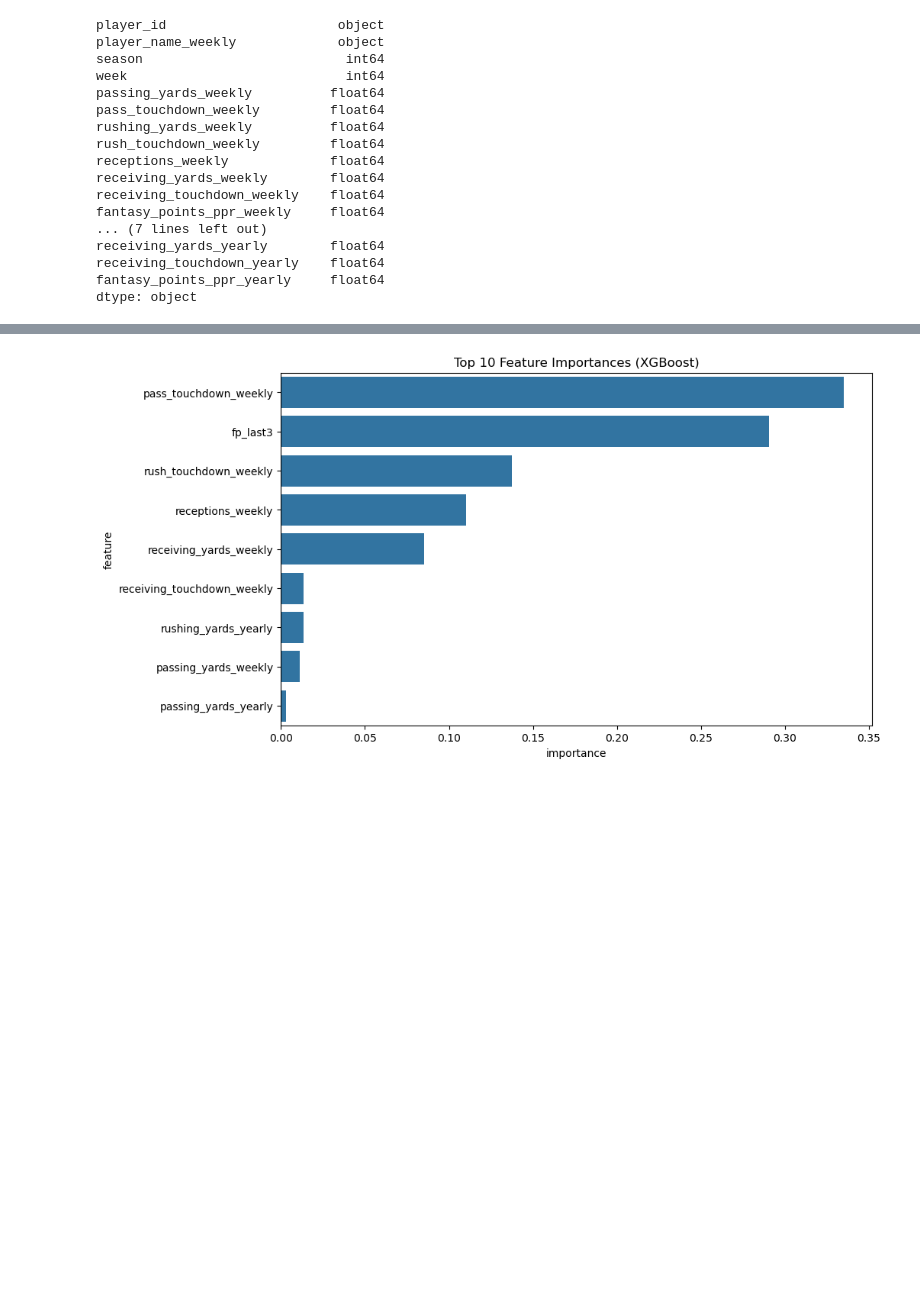
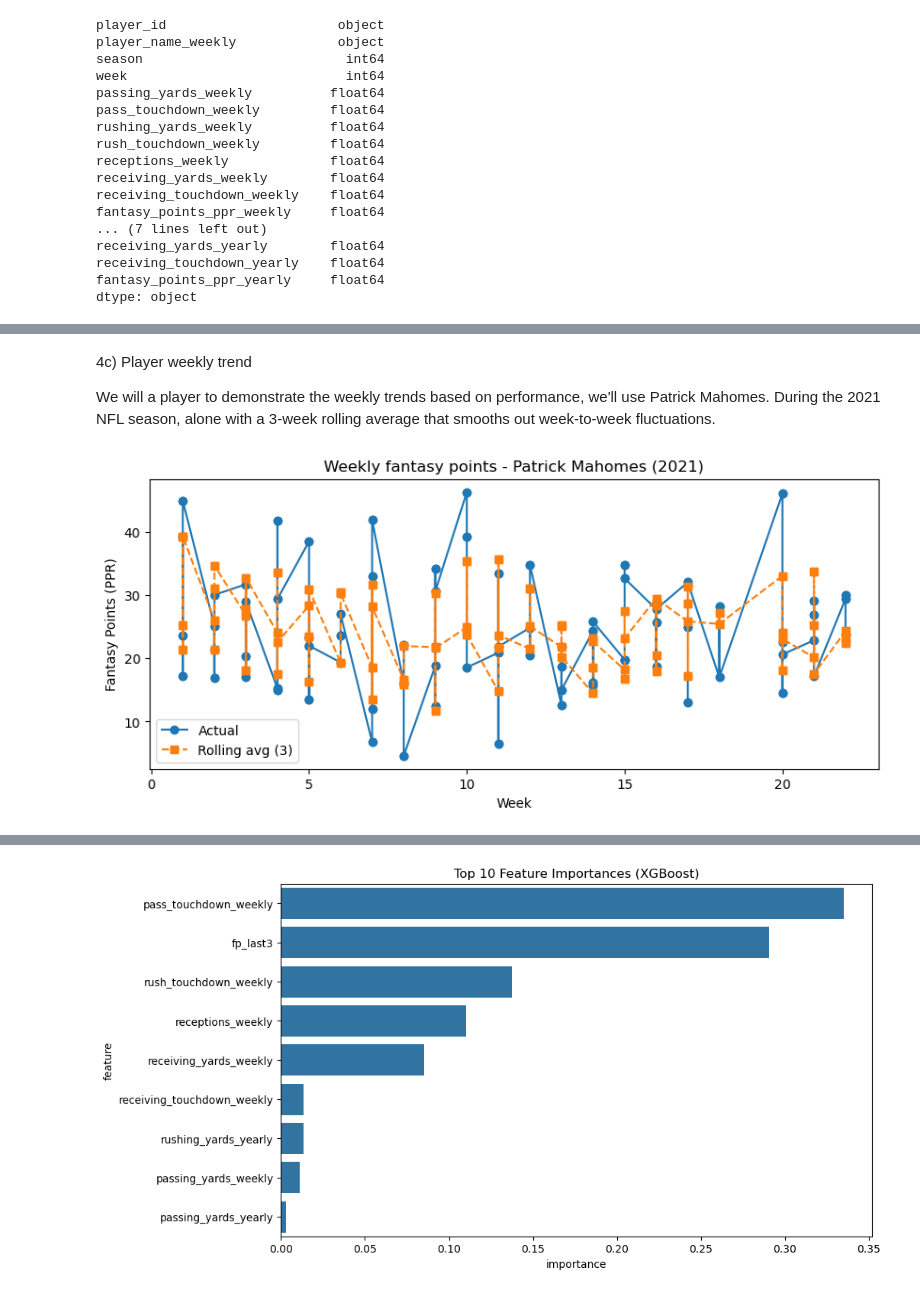
Before and after one commit to omendez930/fantasy-football-recommendations, a Jupyter notebook: draft_analysis.ipynb, the cells around one changed output, grey strips where cells are left out. Saved outputs shown, nothing was run; the diff lists cells and outputs as text; code cells hidden in the pictures; blank space fills up the shorter version.

```diff
--- a/draft_analysis.ipynb
+++ b/draft_analysis.ipynb
@@ -208,0 +311,21 @@ plt.show()
+# %% [markdown]
+4c) Player weekly trend
+
+We will a player to demonstrate the weekly trends based on performance, we'll use Patrick Mahomes. During the 2021 NFL season, alone with a 3-week rolling average that smooths out week-to-week fluctuations.
+# %%
+player_name = "Patrick Mahomes"  # change to a name in your data
+df_p = data_merged[data_merged['player_name_weekly']==player_name].sort_values('week')
+if df_p.empty:
+    print("Player not found. Try a different name. Example player_name values:", data_merged['player_name_weekly'].unique()[:10])
+else:
+    plt.figure(figsize=(10,4))
+    plt.plot(df_p['week'], df_p['fantasy_points_ppr_weekly'], marker='o', label='Actual')
+    if 'fp_last3' in df_p.columns:
+        plt.plot(df_p['week'], df_p['fp_last3'], marker='s', linestyle='--', label='Rolling avg (3)')
+    plt.title(f"Weekly fantasy points - {player_name} ({df_p['season'].iloc[0]})")
+    plt.xlabel("Week")
+    plt.ylabel("Fantasy Points (PPR)")
+    plt.legend()
+    plt.show()
+# %% [output]
+[figure, added]
```
Also changed, not shown: parts of 40 cells of this notebook.
